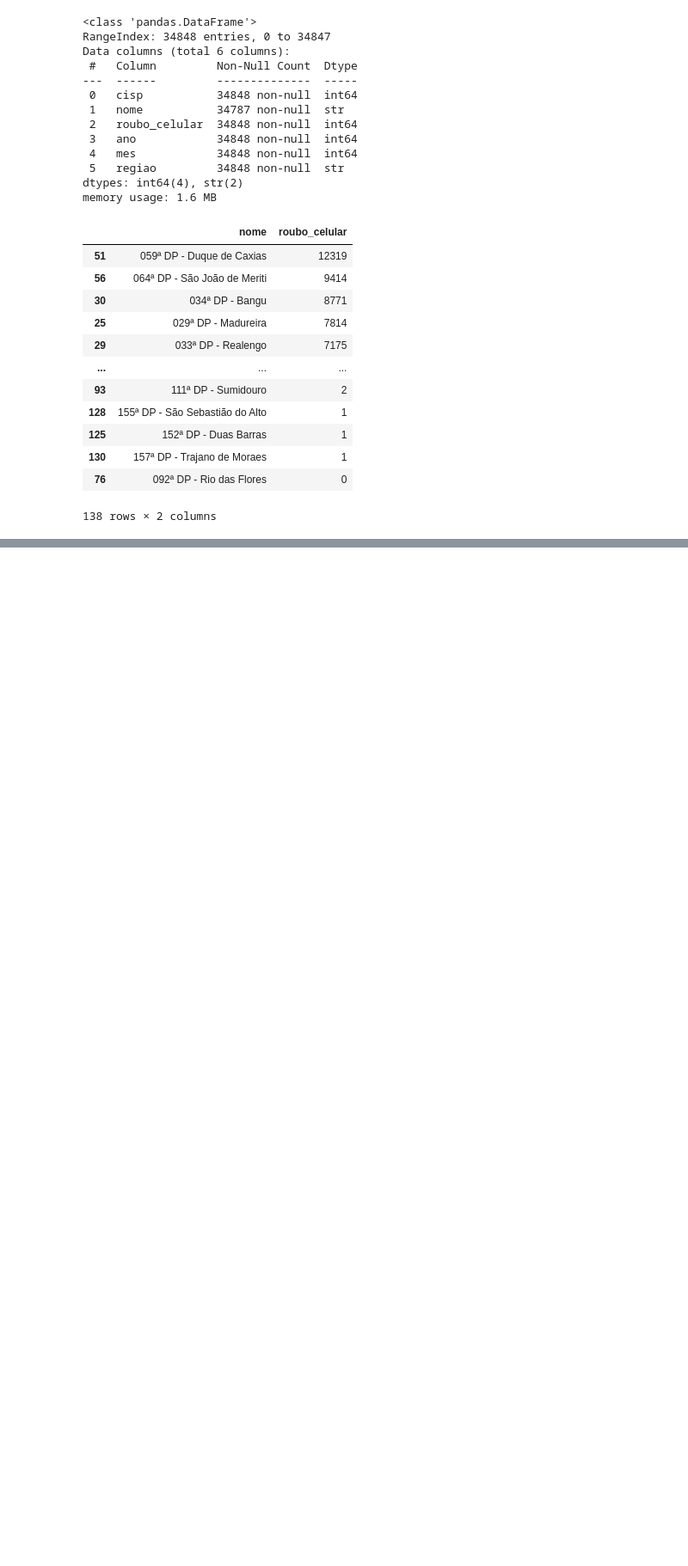
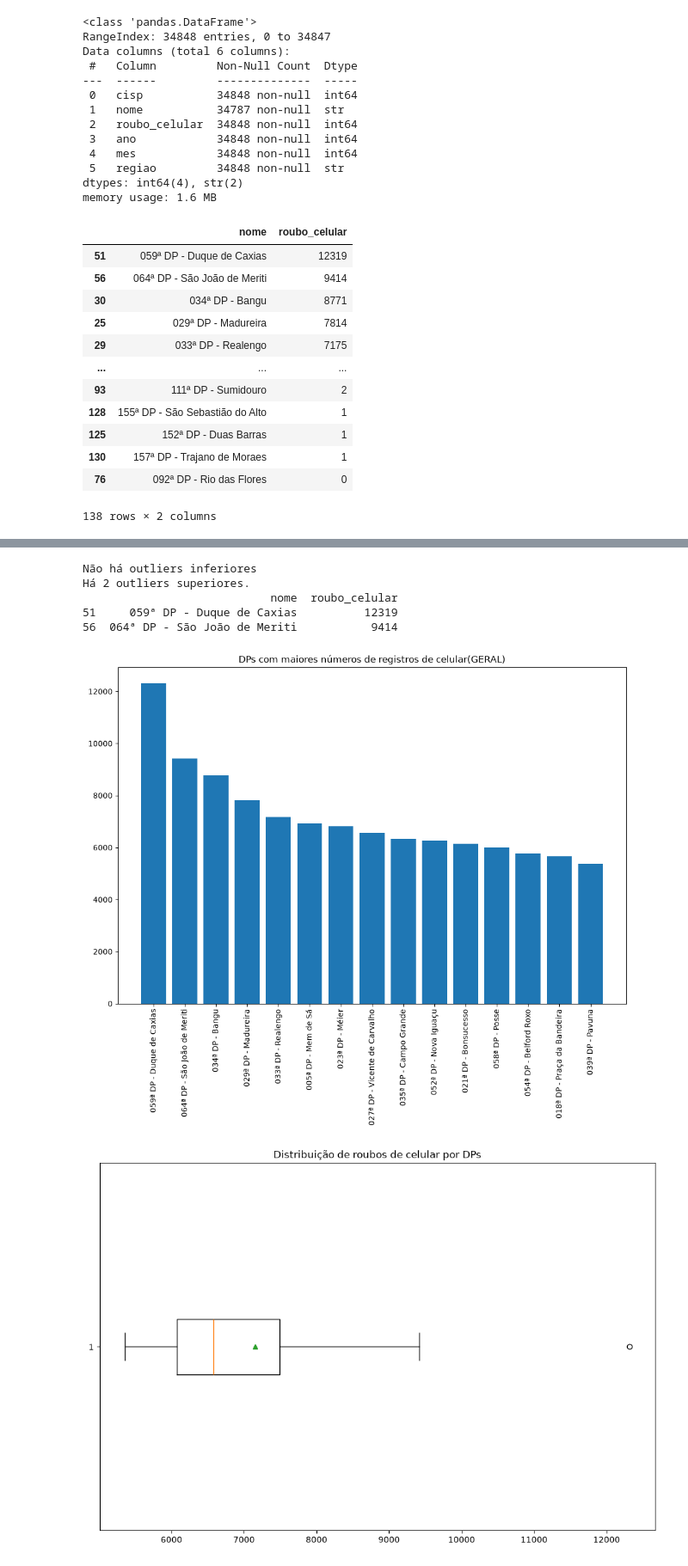
Before and after one commit to eduardacastilho/Atividade-Dados-Pandas---ipynb, a Jupyter notebook: atividade3.ipynb, the cells around one changed output, grey strips where cells are left out. Shown at 86% size. Saved outputs shown, nothing was run; the diff lists cells and outputs as text; code cells hidden in the pictures; blank space fills up the shorter version.

```diff
--- a/atividade3.ipynb
+++ b/atividade3.ipynb
@@ -212,0 +290,41 @@ Limite Superior: 9301.375
+# %%
+df_roubo_celular_outliers_inf = (
+    df_roubo_celular_agg[df_roubo_celular_agg['roubo_celular'] < limite_inferiorC]
+)
+df_roubo_celular_outliers_sup = (
+    df_roubo_celular_agg[df_roubo_celular_agg['roubo_celular'] > limite_superiorC]
+)
+
+if len(df_roubo_celular_outliers_inf) <= 0:
+    print('Não há outliers inferiores')
+else:
+    print(f'Há {len(df_roubo_celular_outliers_inf)} outliers inferiores. ')
+
+if len(df_roubo_celular_outliers_sup) <= 0:
+    print('Não há outliers superiores')
+else:
+    print(f'Há {len(df_roubo_celular_outliers_sup)} outliers superiores. ')
+
+print(df_roubo_celular_outliers_sup)
+# %% [output]
+Não há outliers inferiores
+Há 2 outliers superiores.
+                            nome  roubo_celular
+51     059ª DP - Duque de Caxias          12319
+56  064ª DP - São João de Meriti           9414
+# %%
+plt.figure(figsize=(12, 8))
+df_roubo_celular_agg = df_roubo_celular_agg.iloc[0:15]
+plt.xticks(rotation=90)
+plt.bar(df_roubo_celular_agg['nome'],
+        df_roubo_celular_agg['roubo_celular'])
+plt.title('DPs com maiores números de registros de celular(GERAL)')
+plt.show()
+
+plt.figure(figsize=(12, 8))
+plt.boxplot(df_roubo_celular_agg['roubo_celular'], showmeans=True, vert=False)
+plt.title('Distribuição de roubos de celular por DPs')
+plt.show()
+# %% [output]
+[figure, added]
+[figure, added]
```
Also changed, not shown: parts of 10 cells of this notebook.
